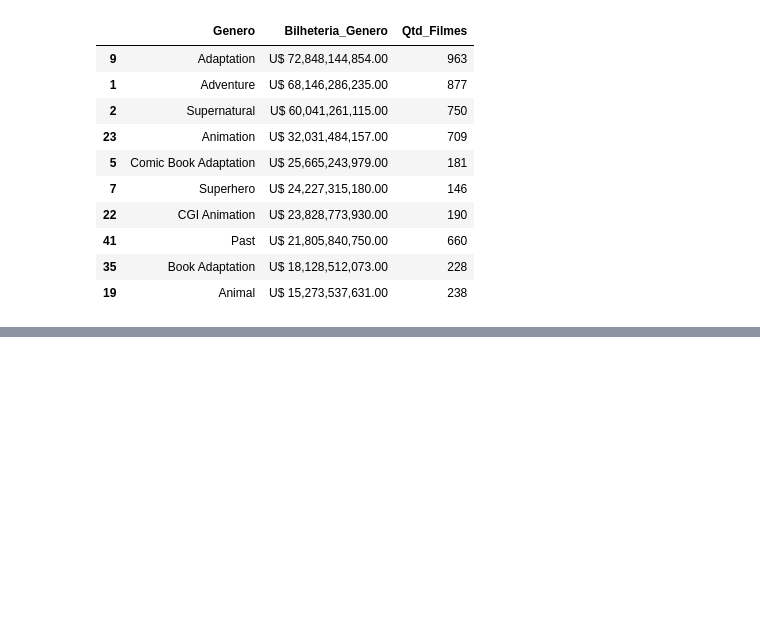
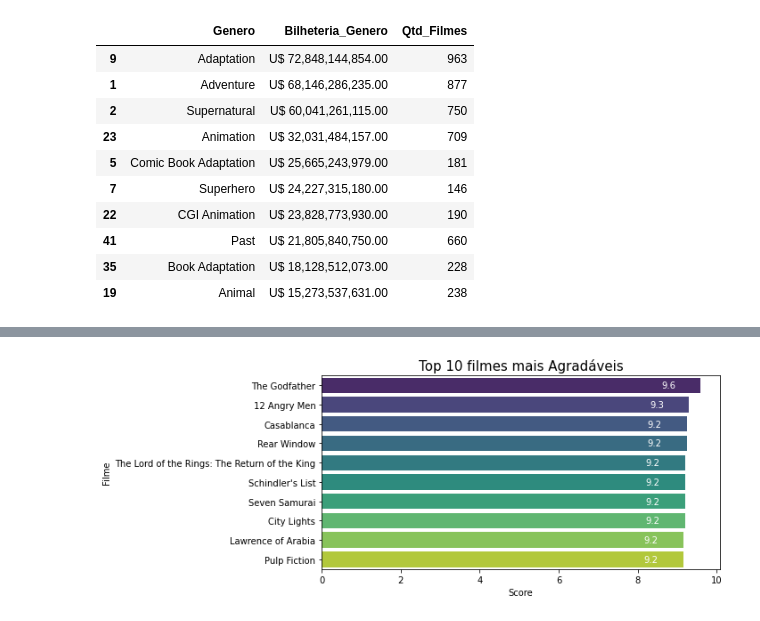
Before and after one commit to Henrxque/Analise_exploratoria_IMDB, a Jupyter notebook: Projeto_IMDB_2.ipynb, the cells around one changed output, grey strips where cells are left out. Cells and saved outputs as stored; diff of their text form; code cells hidden in the pictures; blank space fills up the shorter version.

```diff
--- a/Projeto_IMDB_2.ipynb
+++ b/Projeto_IMDB_2.ipynb
@@ -517,7 +579,7 @@ genres.sort_values(by=['Bilheteria_Genero'], ascending = False).head(10).style.f
 # %%
 plt.figure(figsize=(8,4))
 plt.title('Filmes com nota Máxima no METASCORE', fontsize=15)
-metascore = sns.barplot(x='Bilheteria_Genero',y='Genero',data= genres.head(10), palette='viridis')
+metascore = sns.barplot(x='Metascore',y='Filme',data= max_meta, palette='viridis')
 
 for p in metascore.patches:
     width = p.get_width()
@@ -532,0 +608,2 @@ plt.show()
+# %%
+movies['Metascore'] = movies['Metascore'] / 10
@@ -532,0 +621,2 @@ plt.show()
+# %%
+movies['Score'] = (movies['Nota'] + movies['Metascore']) / 2
@@ -532,0 +632,2 @@ plt.show()
+# %%
+top10_score = movies.sort_values('Score', ascending = False).head(10)
@@ -532,0 +648,16 @@ plt.show()
+# %%
+plt.figure(figsize=(8,4))
+plt.title('Top 10 filmes mais Agradáveis', fontsize=15)
+metascore = sns.barplot(x='Score',y='Filme',data= top10_score, palette='viridis')
+
+for p in metascore.patches:
+    width = p.get_width()
+    metascore.text(width + -1,
+            p.get_y() + p.get_height() / 2,
+            '{:1.1f}'.format(width),
+            ha = 'left',
+            va = 'center',
+            color='white')
+plt.show()
+# %% [output]
+[figure, added]
```
Also changed, not shown: parts of 49 cells of this notebook.
